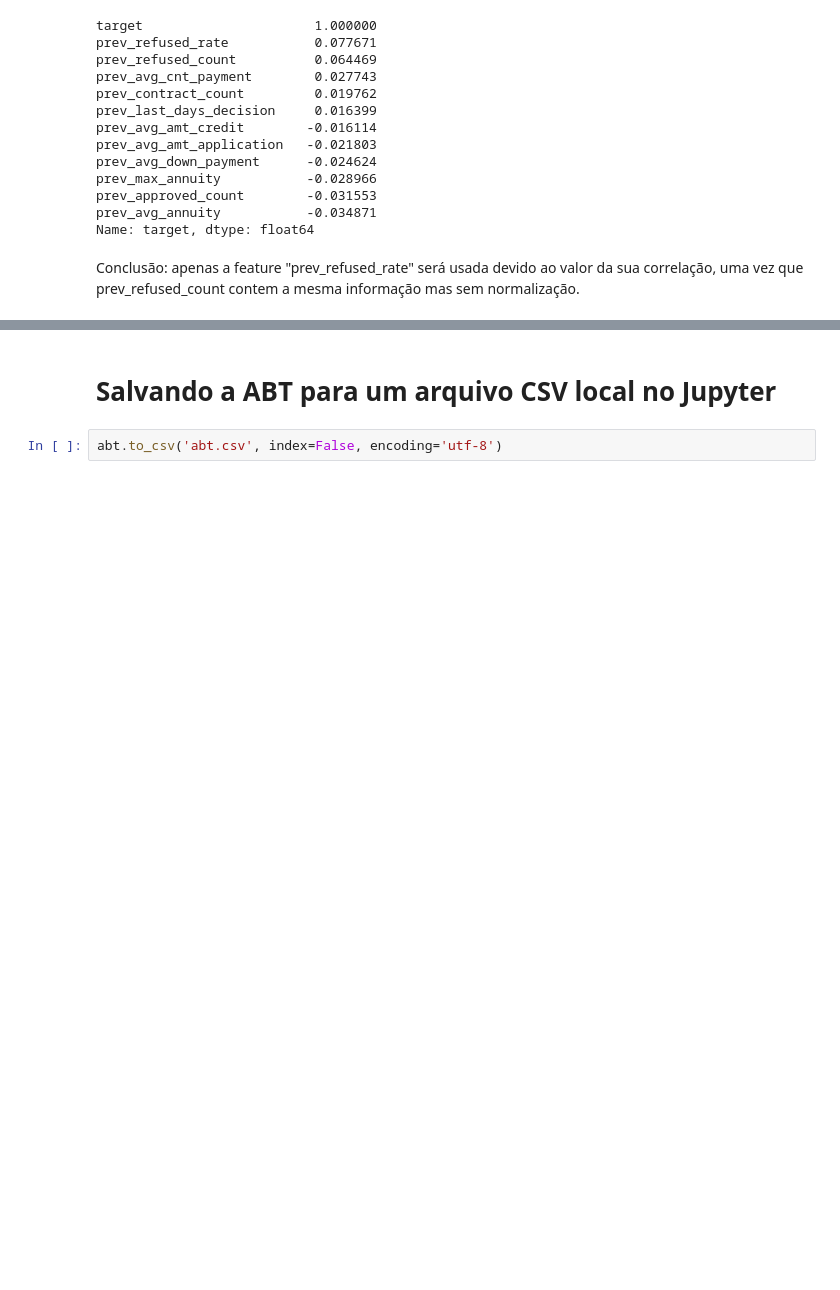
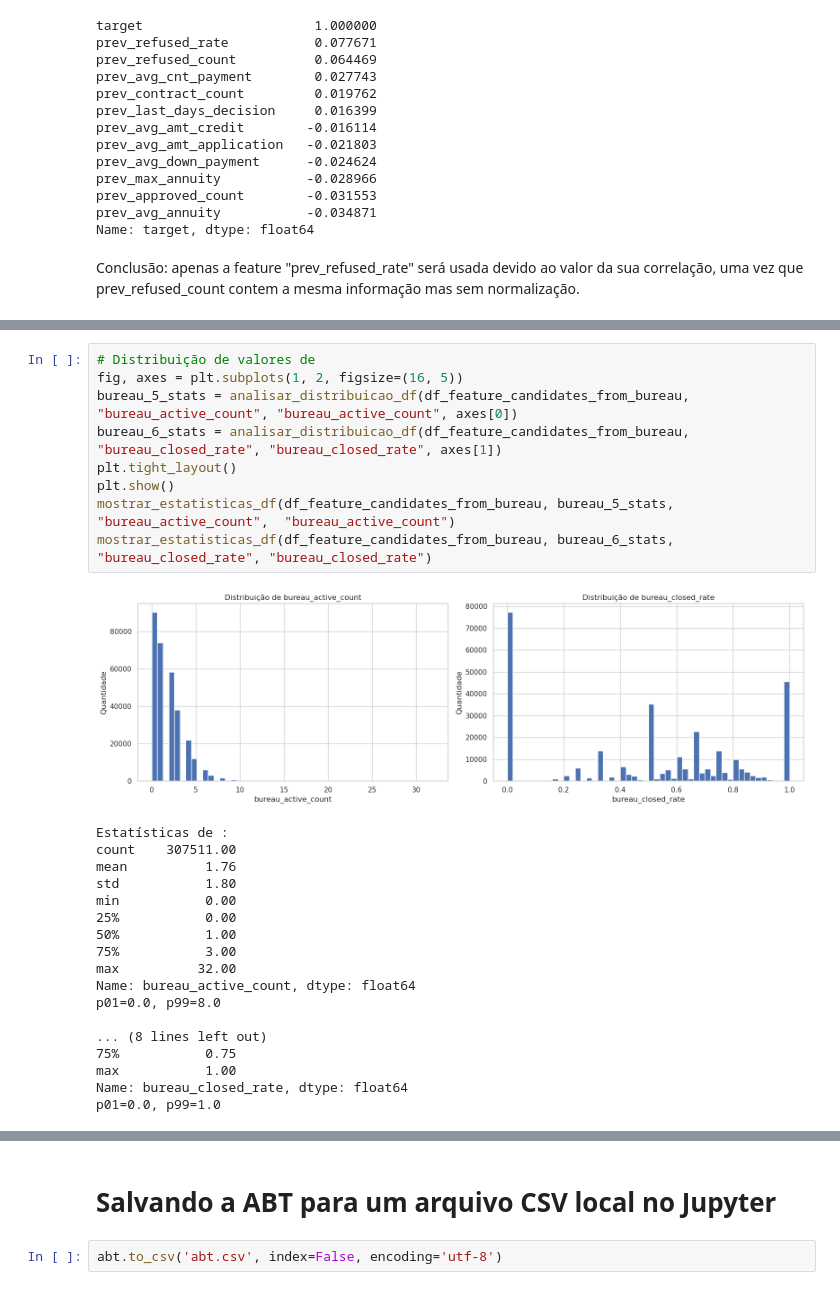
Before and after one commit to YuriKnebel/ProjetoFinalPosFIA-Individual, a Jupyter notebook: data-platform/DataPipeline/exp_analysis.ipynb, the cells around one changed output, grey strips where cells are left out. Saved outputs shown, nothing was run; the diff lists cells and outputs as text; blank space fills up the shorter version.

```diff
--- a/data-platform/DataPipeline/exp_analysis.ipynb
+++ b/data-platform/DataPipeline/exp_analysis.ipynb
@@ -986,0 +1318,28 @@ Conclusão: apenas a feature "prev_refused_rate" será usada devido ao valor da
+# %%
+# Distribuição de valores de
+fig, axes = plt.subplots(1, 2, figsize=(16, 5))
+bureau_5_stats = analisar_distribuicao_df(df_feature_candidates_from_bureau, "bureau_active_count", "bureau_active_count", axes[0])
+bureau_6_stats = analisar_distribuicao_df(df_feature_candidates_from_bureau, "bureau_closed_rate", "bureau_closed_rate", axes[1])
+plt.tight_layout()
+plt.show()
+mostrar_estatisticas_df(df_feature_candidates_from_bureau, bureau_5_stats, "bureau_active_count",  "bureau_active_count")
+mostrar_estatisticas_df(df_feature_candidates_from_bureau, bureau_6_stats, "bureau_closed_rate", "bureau_closed_rate")
+# %% [output]
+[figure, added]
+Estatísticas de :
+count    307511.00
+mean          1.76
+std           1.80
+min           0.00
+25%           0.00
+50%           1.00
+75%           3.00
+max          32.00
+Name: bureau_active_count, dtype: float64
+p01=0.0, p99=8.0
+
+... (8 lines left out)
+75%           0.75
+max           1.00
+Name: bureau_closed_rate, dtype: float64
+p01=0.0, p99=1.0
```
Also changed, not shown: parts of 29 cells of this notebook.
